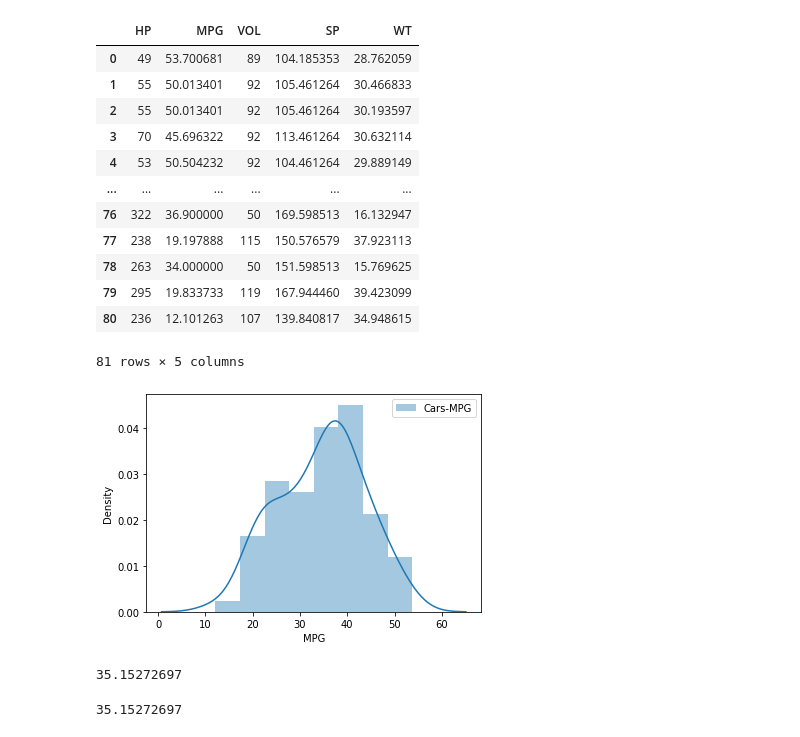
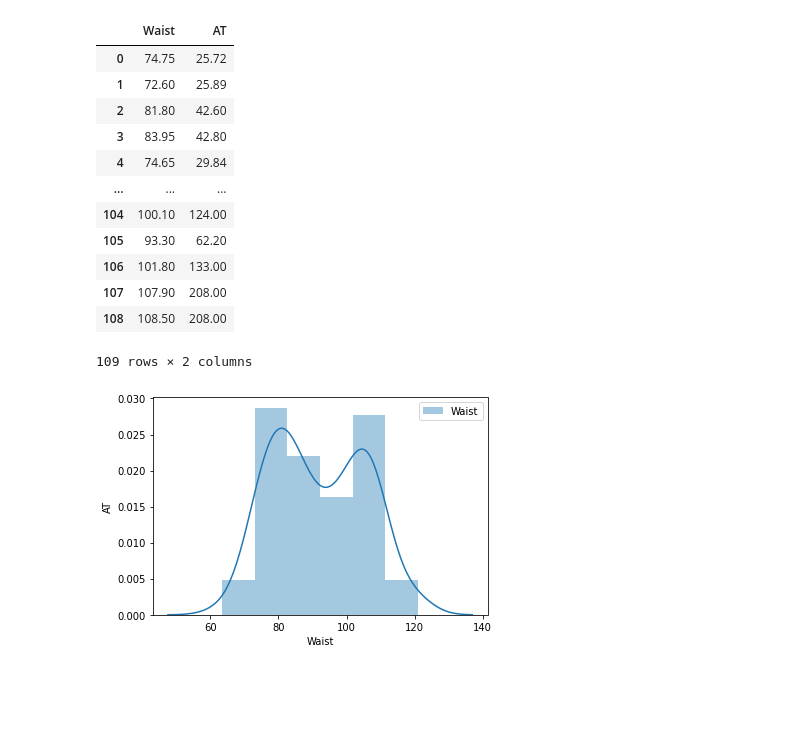
Before and after one commit to UmeshRajulu/Datascience_Phyton, a Jupyter notebook: Normal_Disribution.ipynb, the cells around one changed output. Drawn from its saved outputs; the diff is of its cells as text; code cells hidden in the pictures; blank space fills up the shorter version.

Commit message:
Created using Colaboratory for Waist and Adipose tissue.

```diff
--- a/Normal_Disribution.ipynb
+++ b/Normal_Disribution.ipynb
@@ -11,36 +11,26 @@ import matplotlib.pyplot as plt
 import seaborn as sns
 %matplotlib inline
 # %%
-cars=pd.read_csv("Cars.csv")
-cars
+wcat=pd.read_csv("wcat.csv")
+wcat
 # %% [output]
-|  | HP | MPG | VOL | SP | WT |
-| 0 | 49 | 53.700681 | 89 | 104.185353 | 28.762059 |
-| 1 | 55 | 50.013401 | 92 | 105.461264 | 30.466833 |
-| 2 | 55 | 50.013401 | 92 | 105.461264 | 30.193597 |
-| 3 | 70 | 45.696322 | 92 | 113.461264 | 30.632114 |
-| 4 | 53 | 50.504232 | 92 | 104.461264 | 29.889149 |
-| ... | ... | ... | ... | ... | ... |
-| 76 | 322 | 36.900000 | 50 | 169.598513 | 16.132947 |
-| 77 | 238 | 19.197888 | 115 | 150.576579 | 37.923113 |
-| 78 | 263 | 34.000000 | 50 | 151.598513 | 15.769625 |
-| 79 | 295 | 19.833733 | 119 | 167.944460 | 39.423099 |
-| 80 | 236 | 12.101263 | 107 | 139.840817 | 34.948615 |
+|  | Waist | AT |
+| 0 | 74.75 | 25.72 |
+| 1 | 72.60 | 25.89 |
+| 2 | 81.80 | 42.60 |
+| 3 | 83.95 | 42.80 |
+| 4 | 74.65 | 29.84 |
+| ... | ... | ... |
+| 104 | 100.10 | 124.00 |
+| 105 | 93.30 | 62.20 |
+| 106 | 101.80 | 133.00 |
+| 107 | 107.90 | 208.00 |
+| 108 | 108.50 | 208.00 |
-81 rows × 5 columns
+109 rows × 2 columns
 # %%
-sns.distplot(cars.MPG, label='Cars-MPG')
-plt.xlabel('MPG')
-plt.ylabel('Density')
+sns.distplot(wcat.Waist, label='Waist')
+plt.xlabel('Waist')
+plt.ylabel('AT')
 plt.legend();
 # %% [output]
-[figure, old version]
+[figure, new version]
-# %%
-
-
-cars.MPG.mean()
-# %% [output]
-35.15272697
-# %%
-cars.MPG.median()
-# %% [output]
-35.15272697
```
Also changed, not shown: parts of 3 cells of this notebook.
